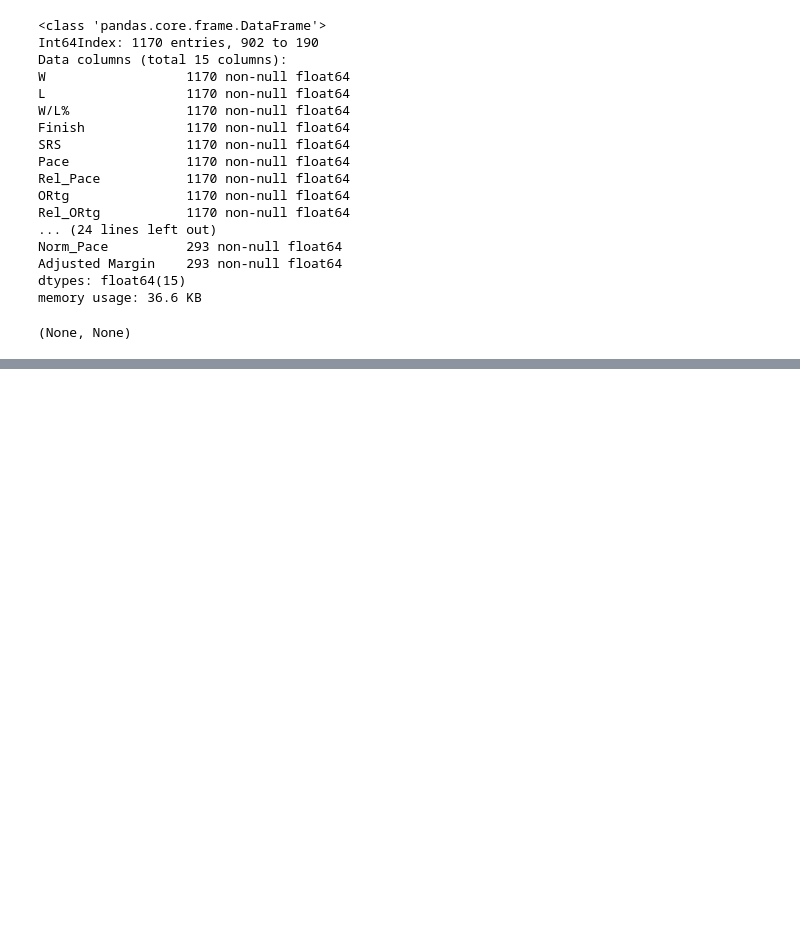
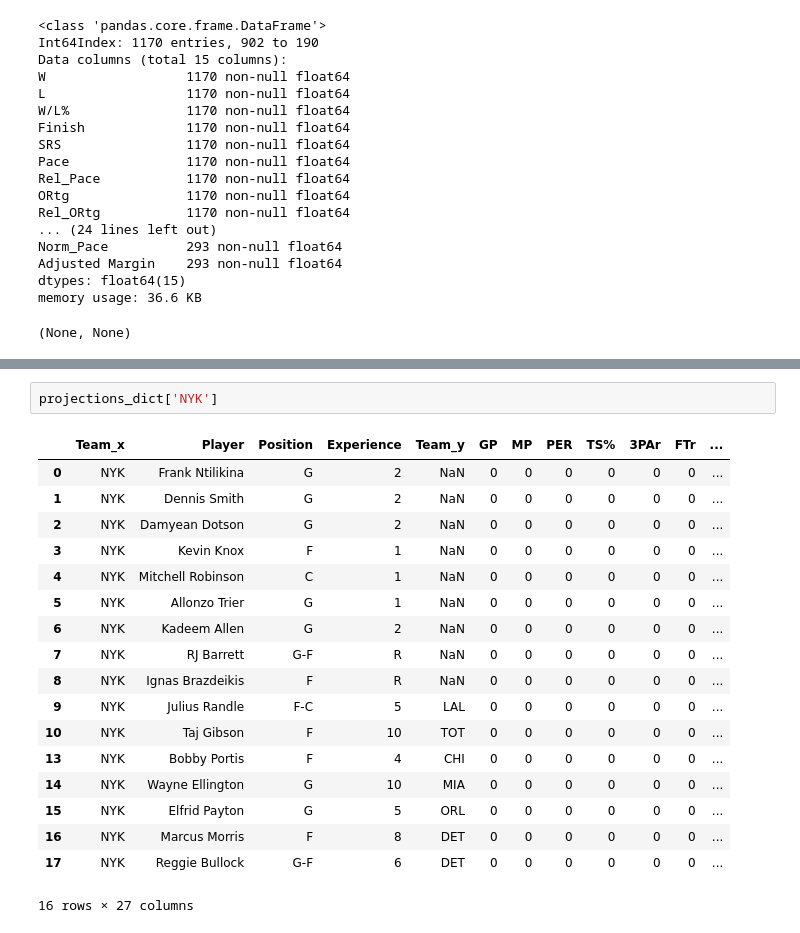
Before and after one commit to kmaune/nba-champion-predictor, a Jupyter notebook: nba analysis.ipynb, the cells around one changed output, grey strips where cells are left out. Drawn from its saved outputs; the diff is of its cells as text; blank space fills up the shorter version.

```diff
--- a/nba analysis.ipynb
+++ b/nba analysis.ipynb
@@ -673,0 +1052,21 @@ print(mean_squared_error(y_test, pred))
+# %%
+projections_dict['NYK']
+# %% [output]
+|  | Team_x | Player | Position | Experience | Team_y | GP | MP | PER | TS% | 3PAr | FTr | ... |
+| 0 | NYK | Frank Ntilikina | G | 2 | NaN | 0 | 0 | 0 | 0 | 0 | 0 | ... |
+| 1 | NYK | Dennis Smith | G | 2 | NaN | 0 | 0 | 0 | 0 | 0 | 0 | ... |
+| 2 | NYK | Damyean Dotson | G | 2 | NaN | 0 | 0 | 0 | 0 | 0 | 0 | ... |
+| 3 | NYK | Kevin Knox | F | 1 | NaN | 0 | 0 | 0 | 0 | 0 | 0 | ... |
+| 4 | NYK | Mitchell Robinson | C | 1 | NaN | 0 | 0 | 0 | 0 | 0 | 0 | ... |
+| 5 | NYK | Allonzo Trier | G | 1 | NaN | 0 | 0 | 0 | 0 | 0 | 0 | ... |
+| 6 | NYK | Kadeem Allen | G | 2 | NaN | 0 | 0 | 0 | 0 | 0 | 0 | ... |
+| 7 | NYK | RJ Barrett | G-F | R | NaN | 0 | 0 | 0 | 0 | 0 | 0 | ... |
+| 8 | NYK | Ignas Brazdeikis | F | R | NaN | 0 | 0 | 0 | 0 | 0 | 0 | ... |
+| 9 | NYK | Julius Randle | F-C | 5 | LAL | 0 | 0 | 0 | 0 | 0 | 0 | ... |
+| 10 | NYK | Taj Gibson | F | 10 | TOT | 0 | 0 | 0 | 0 | 0 | 0 | ... |
+| 13 | NYK | Bobby Portis | F | 4 | CHI | 0 | 0 | 0 | 0 | 0 | 0 | ... |
+| 14 | NYK | Wayne Ellington | G | 10 | MIA | 0 | 0 | 0 | 0 | 0 | 0 | ... |
+| 15 | NYK | Elfrid Payton | G | 5 | ORL | 0 | 0 | 0 | 0 | 0 | 0 | ... |
+| 16 | NYK | Marcus Morris | F | 8 | DET | 0 | 0 | 0 | 0 | 0 | 0 | ... |
+| 17 | NYK | Reggie Bullock | G-F | 6 | DET | 0 | 0 | 0 | 0 | 0 | 0 | ... |
+16 rows × 27 columns
```
Also changed, not shown: parts of 42 cells of this notebook, 43 other files.
